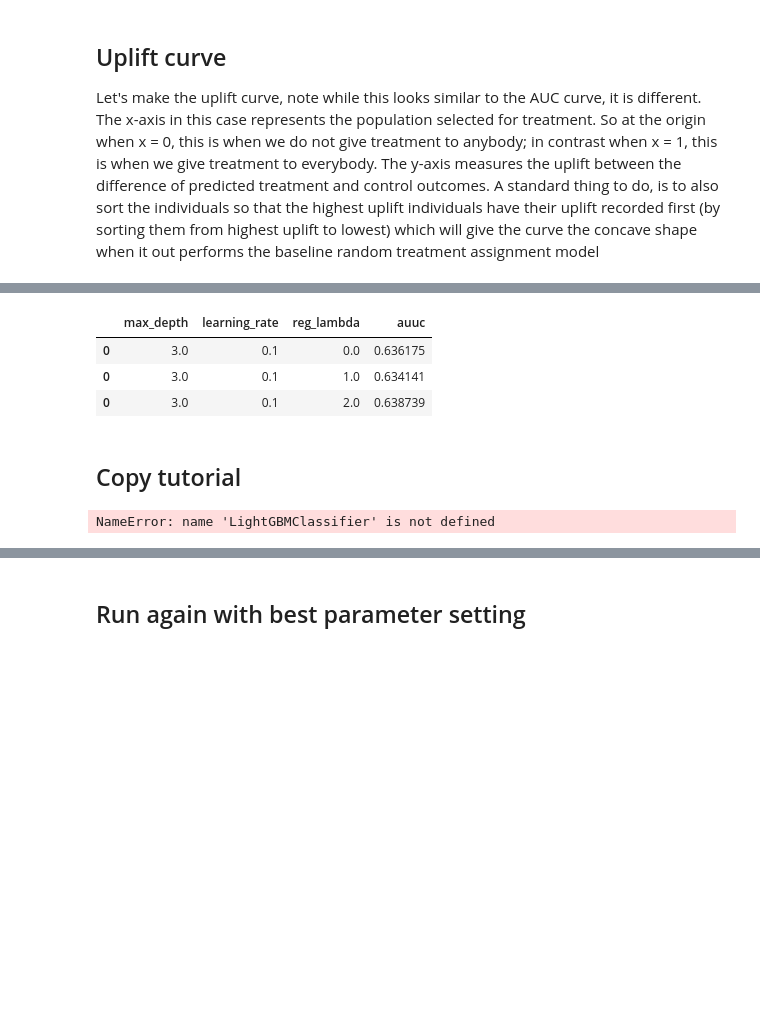
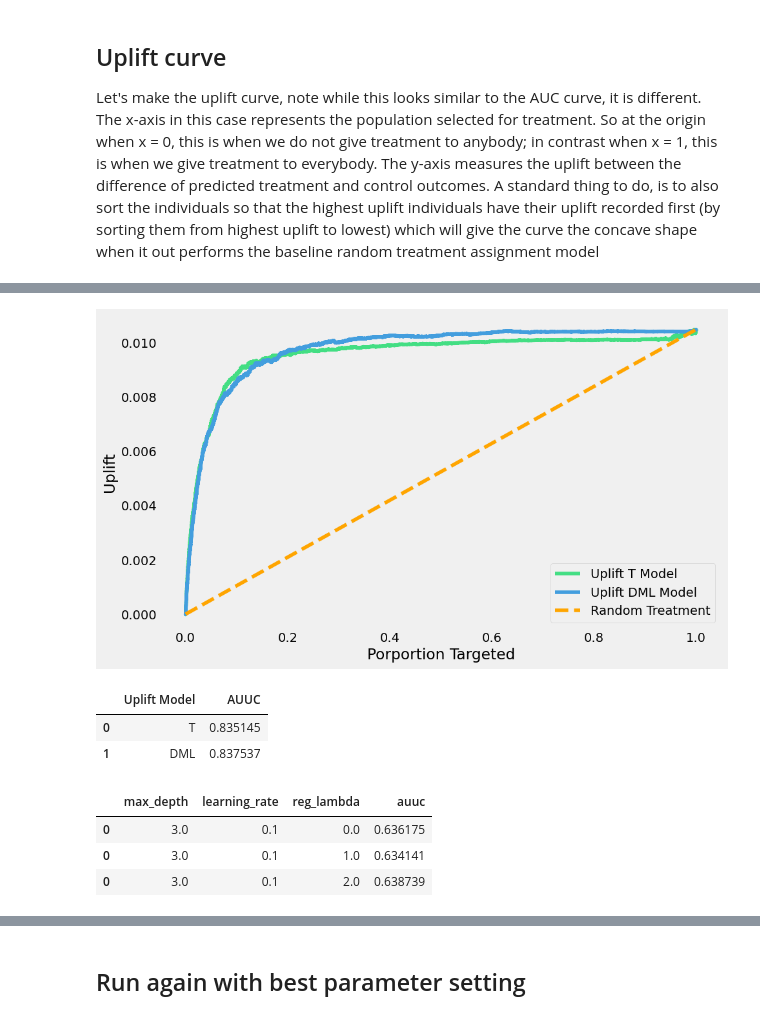
Before and after one commit to LingyiKong353/ML-Projects, a Jupyter notebook: Causal-Inference-In-Marketing/Causal Inference In Marketing.ipynb, the cells around one changed output, grey strips where cells are left out. Cells and saved outputs as stored; diff of their text form; code cells hidden in the pictures; blank space fills up the shorter version.

```diff
--- a/Causal-Inference-In-Marketing/Causal Inference In Marketing.ipynb
+++ b/Causal-Inference-In-Marketing/Causal Inference In Marketing.ipynb
@@ -323,0 +174,8 @@ reg_lambda_values = [0, 1, 2]
+# %%
+# Cumulative sums normalized
+df_test_sorted_dml["control_sum_dml"] = df_test_sorted_dml["control_outcomes"].cumsum() / C
+df_test_sorted_dml["treatment_sum_dml"] = df_test_sorted_dml["treatment_outcomes"].cumsum() / T
+df_test_sorted_dml["uplift_dml"] = df_test_sorted_dml["treatment_sum_dml"] - df_test_sorted_dml["control_sum_dml"]
+
+# Display the DataFrame
+df_test_sorted_dml.tail(3)
@@ -323,0 +187,5 @@ reg_lambda_values = [0, 1, 2]
+# %%
+# We want to make bins of the percentage rank for plotting
+df_test_sorted_dml['rank'] = df_test_sorted_dml['ite_dml'].rank(ascending=False, method='min')
+df_test_sorted_dml['percent_rank'] = df_test_sorted_dml['rank'].rank(pct=True)
+df_test_sorted_dml.tail(3)
@@ -323,0 +197,4 @@ reg_lambda_values = [0, 1, 2]
+# %%
+# concat them together to keep the same x-axis ordering to include in both plots
+df_test_sorted = pd.concat([df_test_sorted_t.reset_index(), df_test_sorted_dml.reset_index()[["uplift_dml"]]], axis=1)
+df_test_sorted.tail(3)
@@ -324,3 +206,39 @@ reg_lambda_values = [0, 1, 2]
+# %%
+x_axis = df_test_sorted.percent_rank
+gain_t = df_test_sorted.uplift_t
+gain_dml = df_test_sorted.uplift_dml
+# Plot the data
+
+fig = plt.figure(figsize=(10, 6))
+#mpl.rcParams["font.size"] = 8
+
+ax = plt.plot(x_axis, gain_t, color="#43de83", label="Uplift T Model")
+
+plt.plot(x_axis, gain_dml, color="#439ede", label="Uplift DML Model")
+
+plt.plot(
+    [0, x_axis.max()],
+    [0, gain_t.max()],
+    "--",
+    color="orange",
+    label="Random Treatment",
+)
+
+#plt.plot(gain_x, gain_dml, color="darkblue", label="Uplift DML Model")
+
+plt.legend()
+plt.xlabel("Porportion Targeted")
+plt.ylabel("Uplift")
+plt.grid()
+# %% [output]
+[figure, added]
+# %%
+auuc_df = auuc_score(df_test_sorted, outcome_col='outcome', treatment_col='treatment')
+pd.DataFrame({"Uplift Model": ["T", "DML"], "AUUC": [auuc_df["ite_t"], auuc_df["ite_dml"]]})
+# %% [output]
+|  | Uplift Model | AUUC |
+| 0 | T | 0.835145 |
+| 1 | DML | 0.837537 |
 # %%
 results = pd.DataFrame({'max_depth': [], 'learning_rate': [], 'reg_lambda': [], 'auuc': []})
 for max_depth in max_depth_values:
@@ -348,29 +266,3 @@ display(results.head(3))
 | 0 | 3.0 | 0.1 | 0.0 | 0.636175 |
 | 0 | 3.0 | 0.1 | 1.0 | 0.634141 |
 | 0 | 3.0 | 0.1 | 2.0 | 0.638739 |
-# %% [markdown]
-## Copy tutorial
-# %%
-classifier = (
-    LightGBMClassifier(dataTransferMode="bulk")
-    .setFeaturesCol("features")  # Set the column name for features
-    .setNumLeaves(10)  # Set the number of leaves in each decision tree
-    .setNumIterations(100)  # Set the number of boosting iterations
-    .setObjective("binary")  # Set the objective function for binary classification
-    .setLabelCol(LABEL_COLUMN)  # Set the column name for the label
-)
-
-# Start a new MLflow run with the name "uplift"
-active_run = mlflow.start_run(run_name="uplift")
-
-# Start a new nested MLflow run with the name "treatment"
-with mlflow.start_run(run_name="treatment", nested=True) as treatment_run:
-    treatment_run_id = treatment_run.info.run_id  # Get the ID of the treatment run
-    treatment_model = classifier.fit(treatment_train_df)  # Fit the classifier on the treatment training data
-
-# Start a new nested MLflow run with the name "control"
-with mlflow.start_run(run_name="control", nested=True) as control_run:
-    control_run_id = control_run.info.run_id  # Get the ID of the control run
-    control_model = classifier.fit(control_train_df)  # Fit the classifier on the control training data
-# %% [output]
-NameError: name 'LightGBMClassifier' is not defined
```
Also changed, not shown: parts of 78 cells of this notebook, 1 other file.
